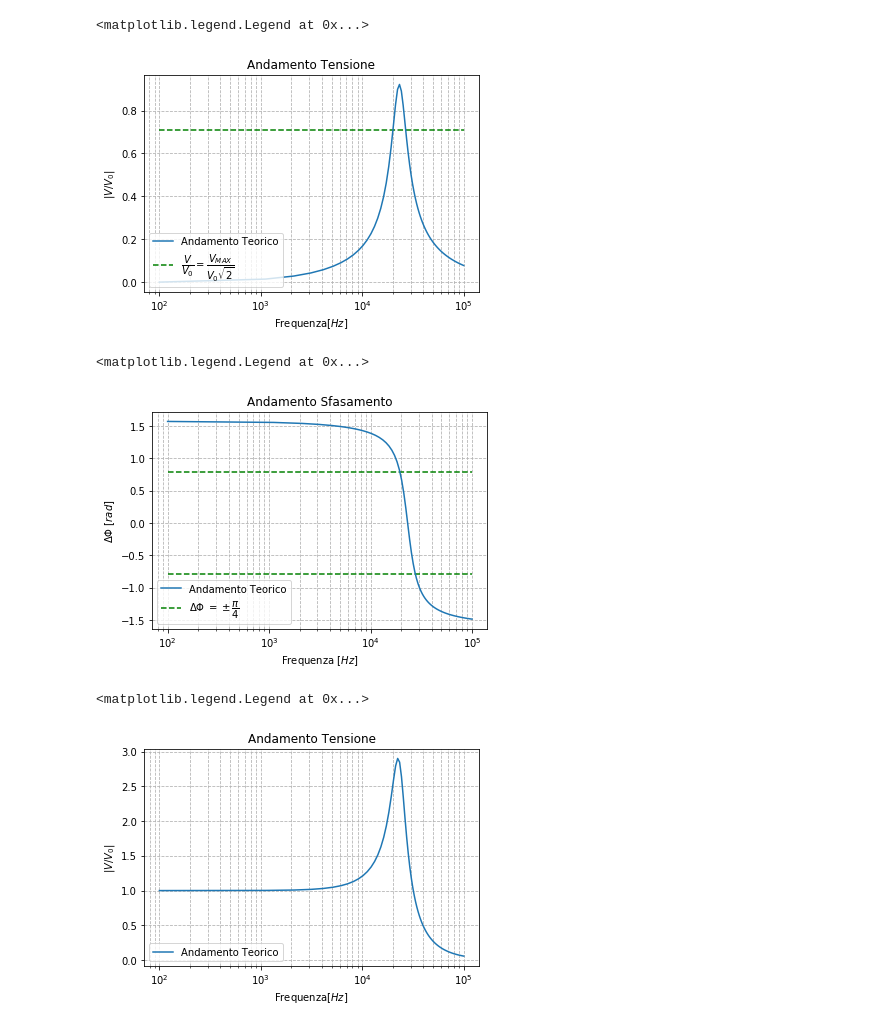
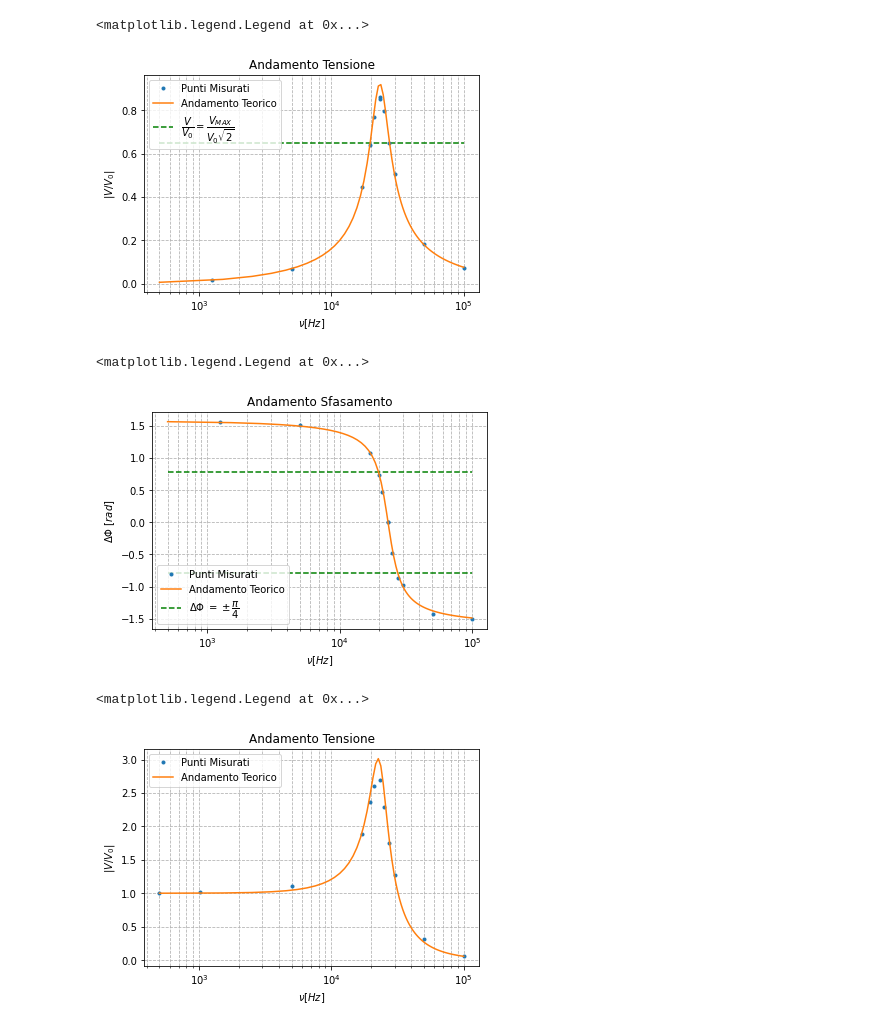
Before and after one commit to Kevin222-hub/Lab_reports, a Jupyter notebook: Elettro_3/Main.ipynb, the cells around one changed output. Cells and saved outputs as stored; diff of their text form; code cells hidden in the pictures.

```diff
--- a/Elettro_3/Main.ipynb
+++ b/Elettro_3/Main.ipynb
@@ -20,62 +20,55 @@ T=1000000000000
 
 C = 4.7*n
 L = 10*m
-Rl = 40
-R = 470
+Rl = 38.0
+R = 453
 Rg = 50
-
-V01 = 2.04
-V02 = 2.04
-
-err = 0.001
-sd_y1 = np.repeat(err,5)
-sd_y2 = np.repeat(err,5)
 # %%
-#D1 = pd.read_csv('Data_1.csv').T.to_numpy()
-#fm1 = D1[0] #Frequenza Misurata
-#om1 = 2*pi*fm1 #
-#Hm1 = D1[1]/V01 # Rapporto
-#sfm1 = 2*pi*D1[2]*u*fm1 # Sfasamento
-#D2 = pd.read_csv('Data_2.csv').T.to_numpy()
-#fm2 = D2[0]
-#om2 = 2*pi*fm2
-#Hm2 = D2[1]/V02
-#sfm2 = 2*pi*D2[2]*u*fm2
+#Parte 1
+D1 = pd.read_csv('Data_1.csv').T.to_numpy() # f[0], Vin[1], Vout[2], dT[3]
+fm1 = D1[0]             # Frequenza Misurata
+om1 = 2*pi*fm1          # Pulsazione
+Hm1 = D1[2]/D1[1]       # Rapporto
+sfm1 = 2*pi*D1[3]*u*fm1 # Sfasamento
+
+#Parte 2
+D2 = pd.read_csv('Data_2.csv').T.to_numpy()
+fm2 = D2[0]
+om2 = 2*pi*fm2
+Hm2 = D2[2]/D2[1]
 # %%
 #1 Resistenza Ampiezza
 
 
-#plt.plot(fm1,Hm1,ls='', marker='.',label='Punti Misurati')
+plt.plot(fm1,Hm1,ls='', marker='.',label='Punti Misurati')
 
-fmin1 = np.min(100)
+fmin1 = np.min(500)
 fmax1 = np.max(100000)
 f1 = np.linspace(fmin1,fmax1,100)
 o1 = 2*pi*f1
 H1 = R/np.sqrt( (R+Rl)**2 + np.power( o1*L - 1/(o1*C),2))
 plt.plot(f1,H1,label='Andamento Teorico')
 
 
-
-#H0 = V3[0]/(V03*sqrt(2))
-H0 = 1/sqrt(2)
+H0 = np.max(H1)/sqrt(2)
 #om3 = 7993
 plt.hlines(H0,fmin1,fmax1,ls='--',color='g',label='$\dfrac{V}{V_0} =\dfrac{V_{MAX}}{V_0\sqrt{2}}}$')
 #plt.vlines(om3,0,H0,ls='--',color='r',label='$\u03BD_{0}=7993\ Hz$')
 
 
 plt.xscale("log")
 plt.grid(which="both", ls="--",color='0.7')
 plt.title('Andamento Tensione')
 plt.ylabel("$|V/V_0|$")
-plt.xlabel("Frequenza[$Hz$]")
-plt.legend(loc="lower left")
+plt.xlabel("$\u03BD[Hz]$")
+plt.legend(loc="upper left")
 # %% [output]
 <matplotlib.legend.Legend at 0x...>
-[figure, old version]
+[figure, new version]
 # %%
 #2 Resistenza Sfasamento
 
-#plt.plot(fm1,sfm1,ls='', marker='.',label='Punti Misurati')
+plt.plot(fm1,sfm1,ls='', marker='.',label='Punti Misurati')
 
 rad1 = -np.arctan( (o1*L - 1/(o1*C) )/(R+Rl) )
 plt.plot(f1,rad1,label='Andamento Teorico')
@@ -92,18 +85,18 @@ plt.xscale("log")
 plt.grid(which="both", ls="--",color='0.7')
 plt.title('Andamento Sfasamento')
 plt.ylabel("$\Delta\Phi\ [rad]$")
-plt.xlabel("Frequenza [$Hz$]")
+plt.xlabel("$\u03BD[Hz]$")
 plt.legend(loc="lower left")
 # %% [output]
 <matplotlib.legend.Legend at 0x...>
-[figure, old version]
+[figure, new version]
 # %%
 #1 Condensatore Ampiezza
 
 
-#plt.plot(fm2,Hm2,ls='', marker='.',label='Punti Misurati')
+plt.plot(fm2,Hm2,ls='', marker='.',label='Punti Misurati')
 
-fmin2 = np.min(100)
+fmin2 = np.min(500)
 fmax2 = np.max(100000)
 f2 = np.linspace(fmin2,fmax2,100)
 o2 = 2*pi*f2
@@ -112,8 +105,8 @@ plt.plot(f2,H2,label='Andamento Teorico')
 
 
 
-#H0 = V3[0]/(V03*sqrt(2))
-H0 = 1/sqrt(2)
+
+H0 = np.max(H2)/sqrt(2)
 #om3 = 7993
 #plt.hlines(H0,fmin2,fmax2,ls='--',color='g',label='$\dfrac{V}{V_0} =\dfrac{V_{MAX}}{V_0\sqrt{2}}}$')
 #plt.vlines(om3,0,H0,ls='--',color='r',label='$\u03BD_{0}=7993\ Hz$')
@@ -123,8 +116,8 @@ plt.xscale("log")
 plt.grid(which="both", ls="--",color='0.7')
 plt.title('Andamento Tensione')
 plt.ylabel("$|V/V_0|$")
-plt.xlabel("Frequenza[$Hz$]")
-plt.legend(loc="lower left")
+plt.xlabel("$\u03BD[Hz]$")
+plt.legend(loc="upper left")
 # %% [output]
 <matplotlib.legend.Legend at 0x...>
-[figure, old version]
+[figure, new version]
```
Also changed, not shown: parts of 1 cell of this notebook, 2 other files.
